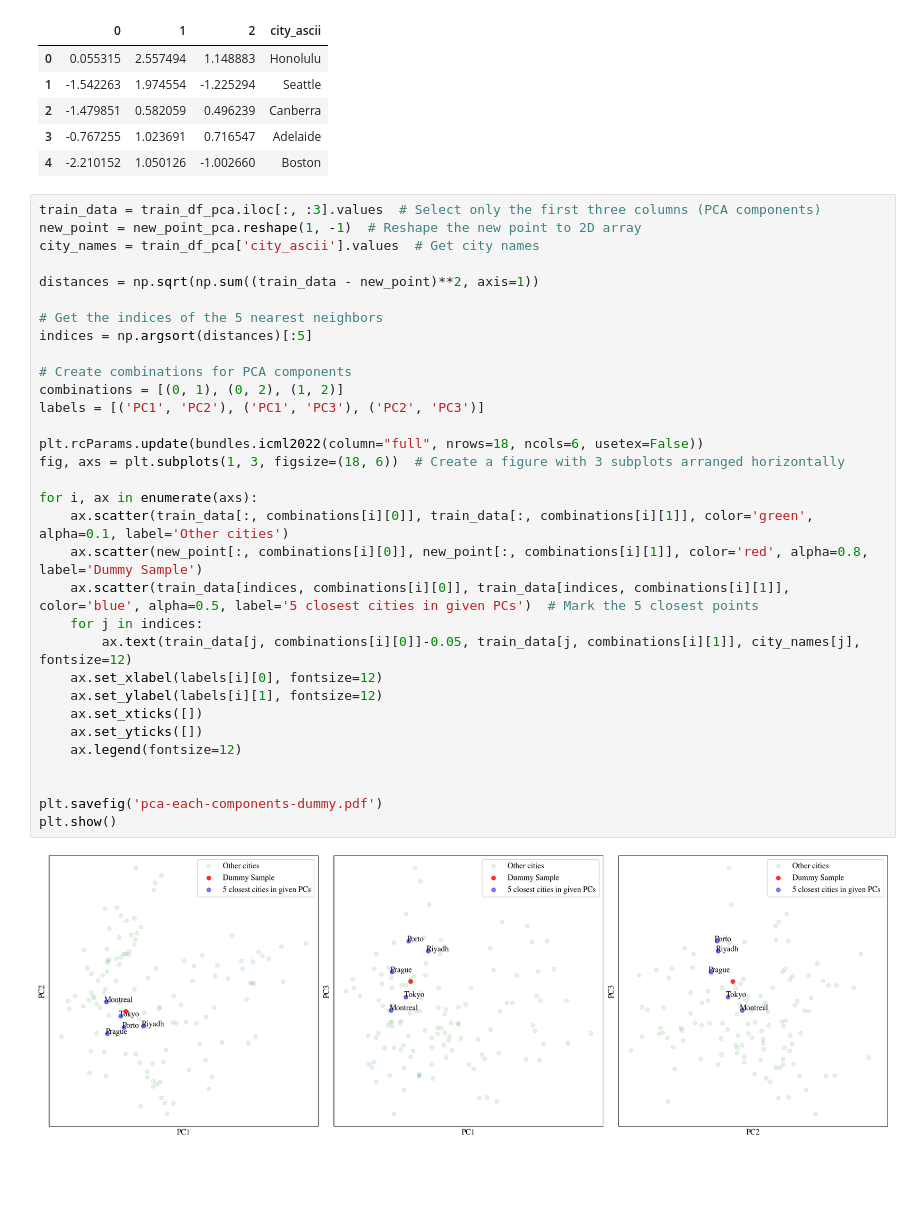
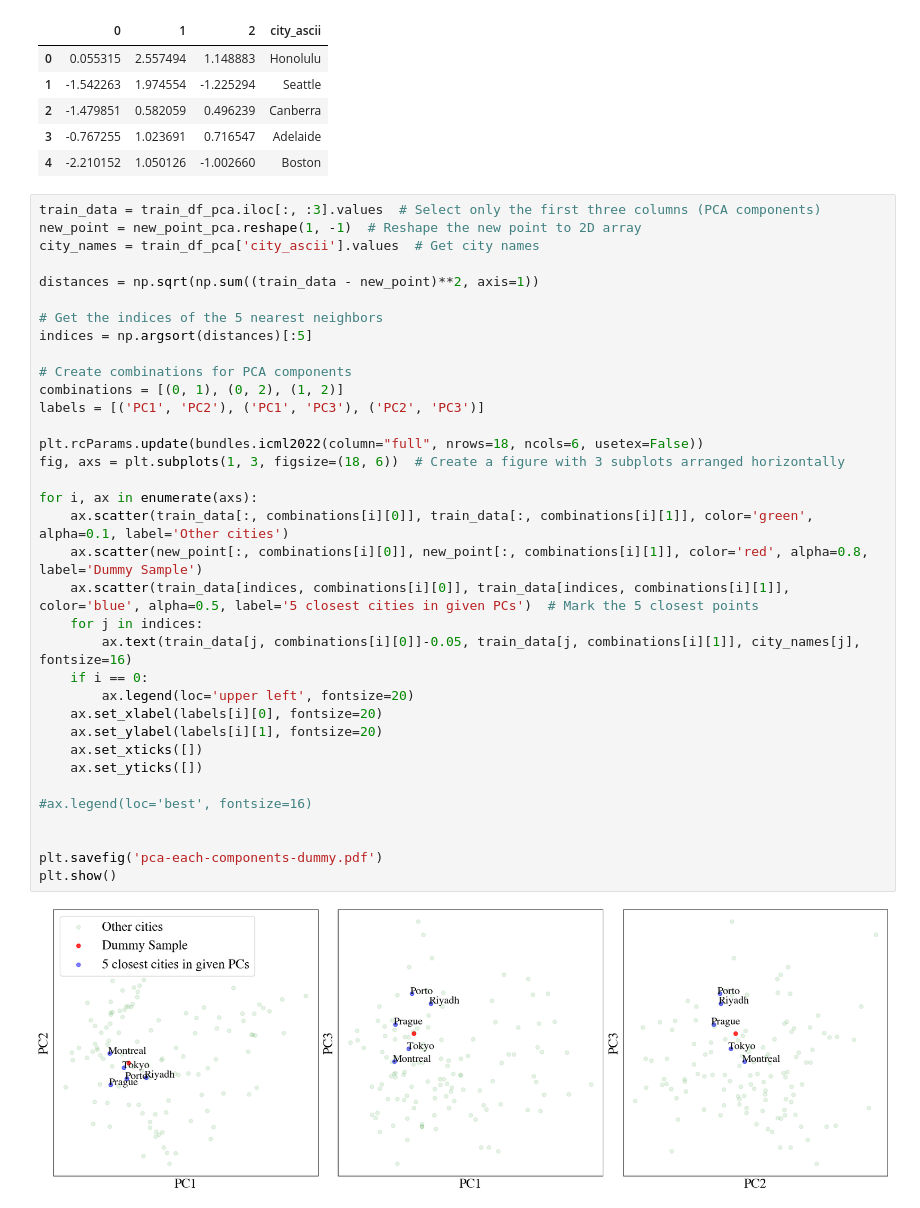
Before and after one commit to kayoooon1/city-recsys, a Jupyter notebook: viz/viz-02.ipynb, the cells around one changed output. Drawn from its saved outputs; the diff is of its cells as text; blank space fills up the shorter version.

```diff
--- a/viz/viz-02.ipynb
+++ b/viz/viz-02.ipynb
@@ -539,34 +539,37 @@ train_df_pca.head()
 # %%
 train_data = train_df_pca.iloc[:, :3].values  # Select only the first three columns (PCA components)
 new_point = new_point_pca.reshape(1, -1)  # Reshape the new point to 2D array
 city_names = train_df_pca['city_ascii'].values  # Get city names
 
 distances = np.sqrt(np.sum((train_data - new_point)**2, axis=1))
 
 # Get the indices of the 5 nearest neighbors
 indices = np.argsort(distances)[:5]
 
 # Create combinations for PCA components
 combinations = [(0, 1), (0, 2), (1, 2)]
 labels = [('PC1', 'PC2'), ('PC1', 'PC3'), ('PC2', 'PC3')]
 
 plt.rcParams.update(bundles.icml2022(column="full", nrows=18, ncols=6, usetex=False))
 fig, axs = plt.subplots(1, 3, figsize=(18, 6))  # Create a figure with 3 subplots arranged horizontally
 
 for i, ax in enumerate(axs):
     ax.scatter(train_data[:, combinations[i][0]], train_data[:, combinations[i][1]], color='green', alpha=0.1, label='Other cities')
     ax.scatter(new_point[:, combinations[i][0]], new_point[:, combinations[i][1]], color='red', alpha=0.8, label='Dummy Sample')
     ax.scatter(train_data[indices, combinations[i][0]], train_data[indices, combinations[i][1]], color='blue', alpha=0.5, label='5 closest cities in given PCs')  # Mark the 5 closest points
     for j in indices:
-        ax.text(train_data[j, combinations[i][0]]-0.05, train_data[j, combinations[i][1]], city_names[j], fontsize=12)
-    ax.set_xlabel(labels[i][0], fontsize=12)
-    ax.set_ylabel(labels[i][1], fontsize=12)
+        ax.text(train_data[j, combinations[i][0]]-0.05, train_data[j, combinations[i][1]], city_names[j], fontsize=16)
+    if i == 0:
+        ax.legend(loc='upper left', fontsize=20)
+    ax.set_xlabel(labels[i][0], fontsize=20)
+    ax.set_ylabel(labels[i][1], fontsize=20)
     ax.set_xticks([])
     ax.set_yticks([])
-    ax.legend(fontsize=12)
+
+#ax.legend(loc='best', fontsize=16)
 
 
 plt.savefig('pca-each-components-dummy.pdf')
 plt.show()
 # %% [output]
-[figure, old version]
+[figure, new version]
```
Also changed, not shown: 9 other files.
